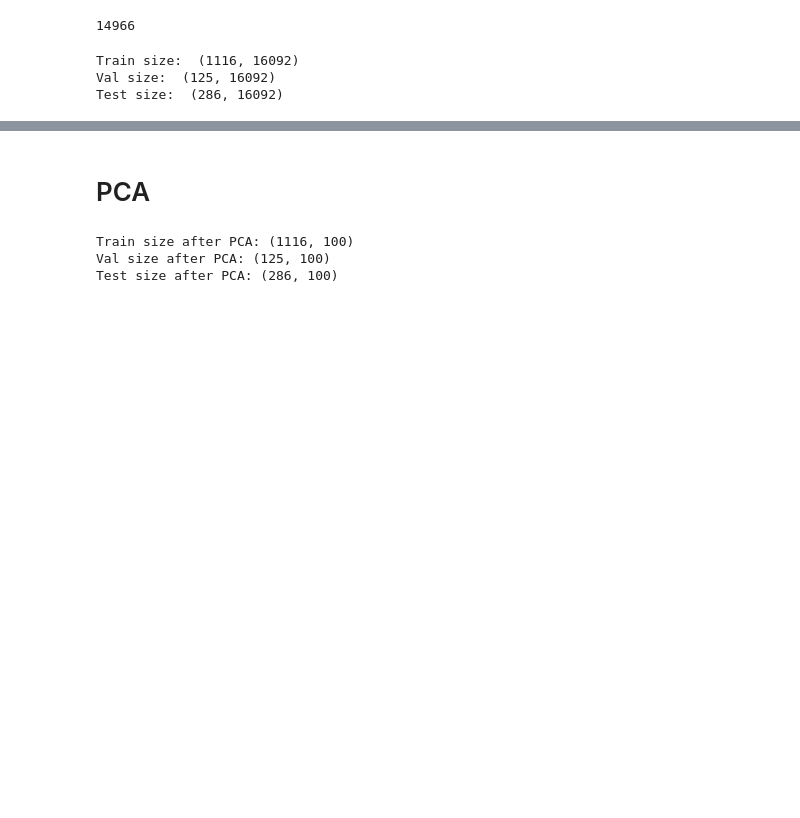
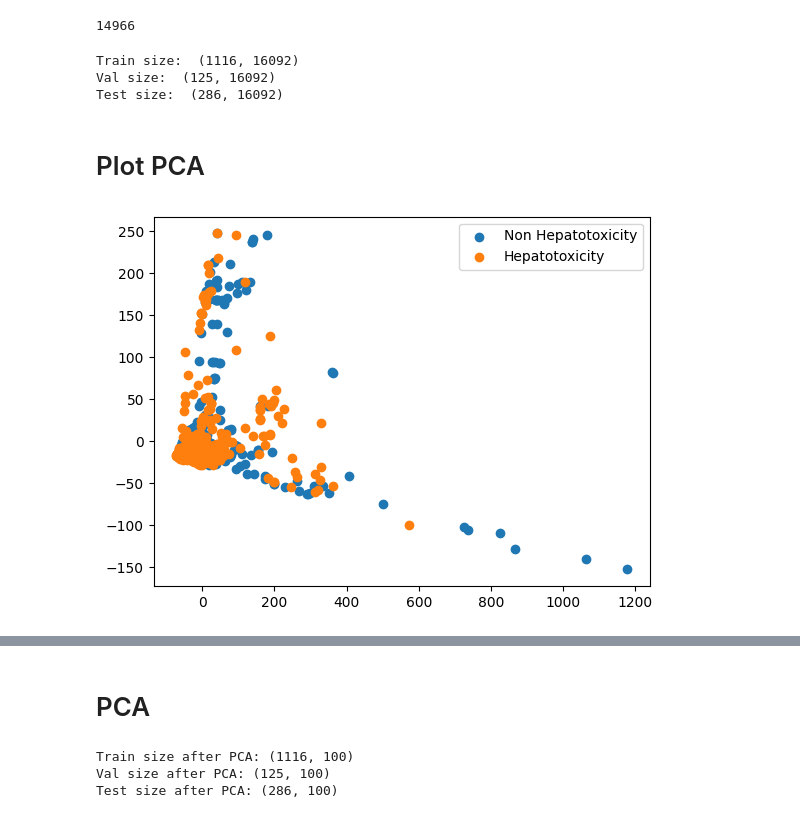
Before and after one commit to ongxuanhong/dili-drug-liver-interaction, a Jupyter notebook: 02_modeling.ipynb, the cells around one changed output, grey strips where cells are left out. Cells and saved outputs as stored; diff of their text form; code cells hidden in the pictures; blank space fills up the shorter version.

Commit message:
Update plot PCA fingerprints

```diff
--- a/02_modeling.ipynb
+++ b/02_modeling.ipynb
@@ -89,3 +89,24 @@ print("Test size: ", X_test.shape)
 Train size:  (1116, 16092)
 Val size:  (125, 16092)
 Test size:  (286, 16092)
+# %% [markdown]
+# Plot PCA
+# %%
+# PCA 100 components
+from sklearn.decomposition import PCA
+
+pca = PCA(n_components=100)
+pca.fit(X_train)
+X_train_pca = pca.transform(X_train)
+
+# PCA 2 components visualization
+pca = PCA(n_components=2)
+pca.fit(X_train_pca)
+X_train_pca_2 = pca.transform(X_train_pca)
+
+plt.scatter(X_train_pca_2[y_train == 0, 0], X_train_pca_2[y_train == 0, 1], label="Non Hepatotoxicity")
+plt.scatter(X_train_pca_2[y_train == 1, 0], X_train_pca_2[y_train == 1, 1], label="Hepatotoxicity")
+plt.legend()
+plt.show()
+# %% [output]
+[figure, added]
```
Also changed, not shown: parts of 1 cell of this notebook.
